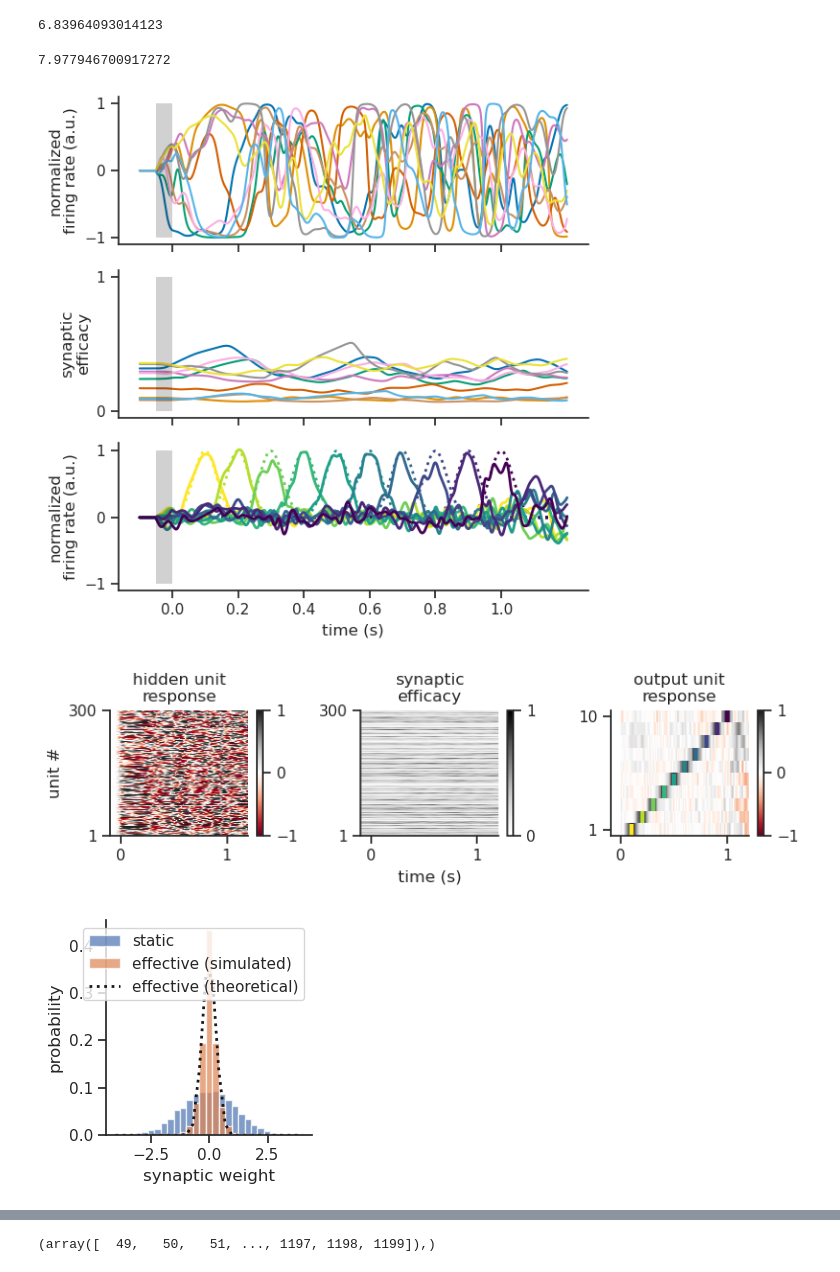
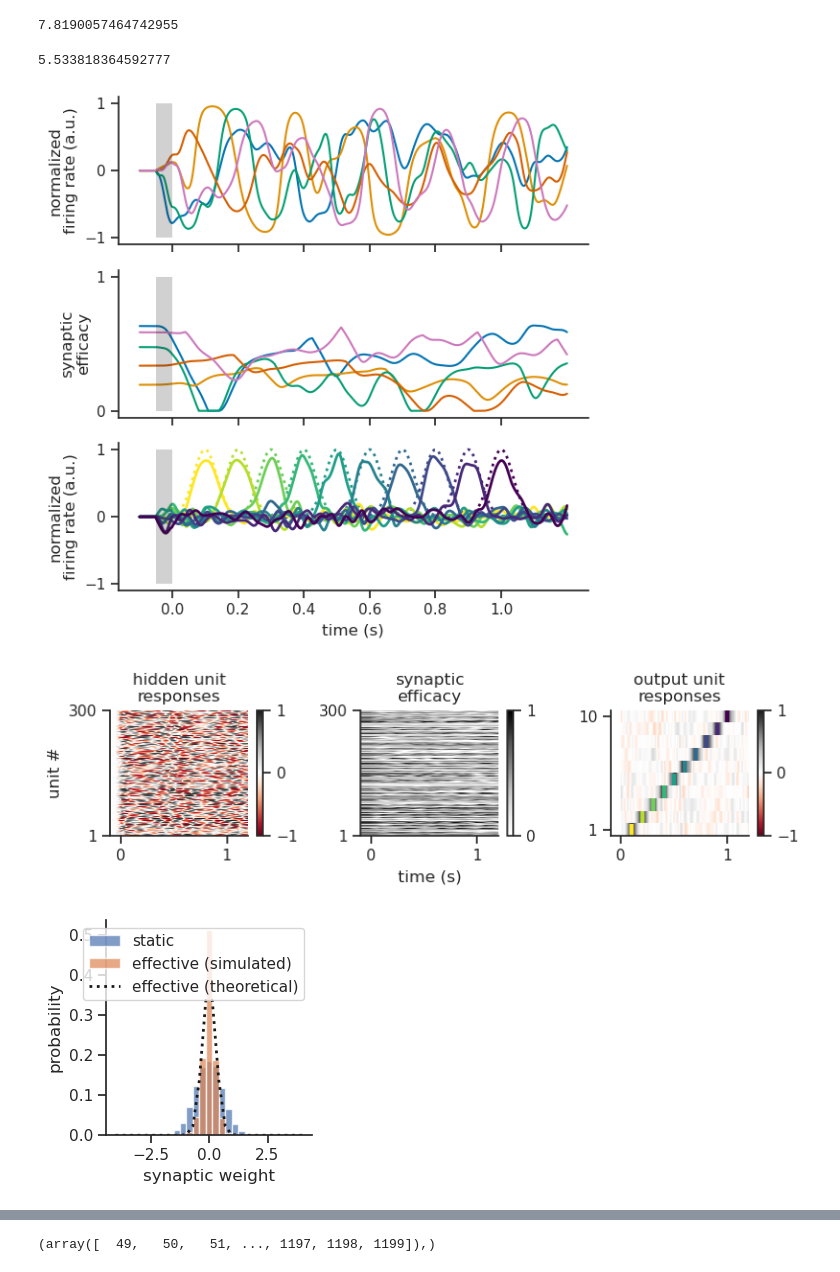
Before and after one commit to rythorpe/time_coding, a Jupyter notebook: aux_dev.ipynb, the cells around one changed output, grey strips where cells are left out. Cells and saved outputs as stored; diff of their text form; code cells hidden in the pictures.

Commit message:
remove renormalization of spikerates in STP equations; use full Tsodyks-Markram model with facilitation and depression

```diff
--- a/aux_dev.ipynb
+++ b/aux_dev.ipynb
@@ -28,7 +28,7 @@ model = RNN(n_inputs=n_inputs, n_hidden=n_hidden,
 model.to(device)
 
 loss_fn = nn.MSELoss()
-optimizer = torch.optim.SGD(model.parameters(), lr=3e-1)
+optimizer = torch.optim.SGD(model.parameters(), lr=1e-1)
 # optimizer = torch.optim.SGD(model.parameters(), lr=1e-5)
 
 # set parameters
@@ -57,10 +57,14 @@ targets = get_gaussian_targets(n_batches, delay_times, times, targ_std)
 # h_0 = torch.rand(n_hidden) * 2 - 1  # uniform in (-1, 1)
 h_0 = torch.zeros(n_hidden)
 h_0 = torch.tile(h_0, (n_batches, 1))  # replicate for each batch
+# r_0 = torch.rand(n_hidden)
 # r_0 = torch.rand(n_hidden) * model.p_rel.detach()  # uniform in (0, p_rel)
-r_0 = model.p_rel.detach() / (1 + model.beta * 0.5 * model.tau_depr)  # uniform in (0, p_rel)
+# r_0 = model.p_rel.detach() / (1 + model.beta * 0.5 * model.tau_depr)  # uniform in (0, p_rel)
+# r_0 = model.p_rel.detach()
+r_0 = torch.ones(n_hidden)
 r_0 = torch.tile(r_0, (n_batches, 1))
-u_0 = torch.rand(n_hidden) # uniform in (0, 1)
+# u_0 = torch.rand(n_hidden) # uniform in (0, 1)
+u_0 = model.p_rel.detach()
 u_0 = torch.tile(u_0, (n_batches, 1))
 
 # run opt routine
@@ -70,8 +74,8 @@ targets = targets.to(device)
 h_0 = h_0.to(device)
 r_0 = r_0.to(device)
 # r_0 = None
-# u_0 = u_0.to(device)
-u_0 = None
+u_0 = u_0.to(device)
+# u_0 = None
 
 # plot model output before training
 hidden_sr, output_sr, stats_0 = test_and_get_stats(inputs, targets, times,
@@ -84,7 +88,7 @@ hidden_sr, output_sr, stats_0 = test_and_get_stats(inputs, targets, times,
 #     _ = pre_train(inputs, times, model, h_0)
 
 # train model weights
-max_iter = 100
+max_iter = 200
 # subthresh_count = 0
 # convergence_reached = False
 loss_per_iter = list()
@@ -93,10 +97,11 @@ for iter_idx in range(max_iter):
     # loss, param_dist = train_force(inputs, targets, times, model, loss_fn,
     #                                optimizer, h_0, r_0, u_0,
     #                                presyn_idx=iter_idx)
-    loss, param_dist = train_bptt(inputs, targets, times, model, loss_fn,
-                                  optimizer, h_0, r_0, u_0, p_backprop=0.2)
-    # loss, param_dist = train_output_only(inputs, targets, times, model,
-    #                                      loss_fn, optimizer, h_0, r_0, u_0)
+    # loss, param_dist = train_bptt_sparse(inputs, targets, times, model,
+    #                                      loss_fn, optimizer, h_0, r_0, u_0,
+    #                                      p_backprop=0.3)
+    loss, param_dist = train_bptt(inputs, targets, times, model,
+                                  loss_fn, optimizer, h_0, r_0, u_0)
     loss_per_iter.append(loss)
 #     if param_dist < 1e-8:
 #         subthresh_count +=1
@@ -143,11 +152,11 @@ Iteration 17
 # %%
 stats_0['dimensionality']
 # %% [output]
-6.83964093014123
+7.8190057464742955
 # %%
 stats_1['dimensionality']
 # %% [output]
-7.977946700917272
+5.533818364592777
 # %%
 from cycler import cycler
 from matplotlib.patches import Rectangle
@@ -160,8 +169,8 @@ def plot_state_traj(h_units, syn_eff, outputs, targets, times):
     time_mask = times > 0
     times_after_zero = times[time_mask]
 
-    n_hidden_plot = 10  # number of hidden units to plot
-    if n_hidden < 10:
+    n_hidden_plot = 5  # number of hidden units to plot
+    if n_hidden < 5:
         n_hidden_plot = n_hidden
 
     fig, axes = plt.subplots(3, 1, sharex=True, figsize=(6, 6))
@@ -215,7 +224,7 @@ def plot_all_units(h_units, syn_eff, outputs, targets, times):
     hid_res_map = axes[0].pcolormesh(times, range(1, n_hidden + 1),
                                      h_units.T, cmap='RdGy',
                                      vmin=-1, vmax=1)
-    axes[0].set_title('hidden unit\nresponse')
+    axes[0].set_title('hidden unit\nresponses')
     axes[0].set_ylabel('unit #')
     axes[0].set_yticks([1, n_hidden])
     cbar_0 = fig.colorbar(hid_res_map, ax=axes[0], ticks=[-1, 0, 1])
@@ -239,7 +248,7 @@ def plot_all_units(h_units, syn_eff, outputs, targets, times):
     peak_times = times[peak_idxs]
     axes[2].scatter(peak_times, range(1, n_outputs + 1), marker='|',
                     c=colors_output, s=80, linewidths=3)
-    axes[2].set_title('output unit\nresponse')
+    axes[2].set_title('output unit\nresponses')
     axes[2].set_yticks([1, n_outputs])
     axes[2].set_xticks([0, 1])
     # axes[2].set_ylabel('normalized\nfiring rate (a.u.)')
@@ -288,33 +297,35 @@ def plot_weight_distr(W_hh, W_hh_mask, syn_eff, eff_gain, true_gain):
 # %%
 dt = times[1] - times[0]
 model.eval()
 
 with torch.no_grad():
 
     # Compute prediction error
     h_t, r_t, u_t, z_t, dhdh_t = model(inputs, h_0=h_0, r_0=r_0, u_0=u_0, dt=dt, return_dhdh=True)
     loss = loss_fn(z_t[:, times > 0, :], targets[:, times > 0, :])
+
+weights = model.W_hh * model.presyn_scaling.detach()
 
 # select first batch if more than one exists
 hidden_batch = torch.tanh(h_t).cpu()[0]
 syn_eff_batch = r_t.cpu()[0] * u_t.cpu()[0]
 outputs_batch = z_t.cpu()[0]
 targets_batch = targets.cpu()[0]
 
 fig_traj = plot_state_traj(h_units=hidden_batch, outputs=outputs_batch,
                            syn_eff=syn_eff_batch,
                            targets=targets_batch, times=times)
 
 fig_all_units = plot_all_units(h_units=hidden_batch, syn_eff=syn_eff_batch,
                                outputs=outputs_batch,
                                targets=targets_batch, times=times)
 
-fig_weights_distr = plot_weight_distr(model.W_hh, model.W_hh_mask,
+fig_weights_distr = plot_weight_distr(weights, model.W_hh_mask,
                                       syn_eff_batch,
                                       eff_gain=model.effective_gain,
                                       true_gain=model.gain)
 plt.show()
 # %% [output]
-[figure, old version]
+[figure, new version]
-[figure, old version]
+[figure, new version]
-[figure, old version]
+[figure, new version]
```
Also changed, not shown: parts of 4 cells of this notebook, 1 other file.
